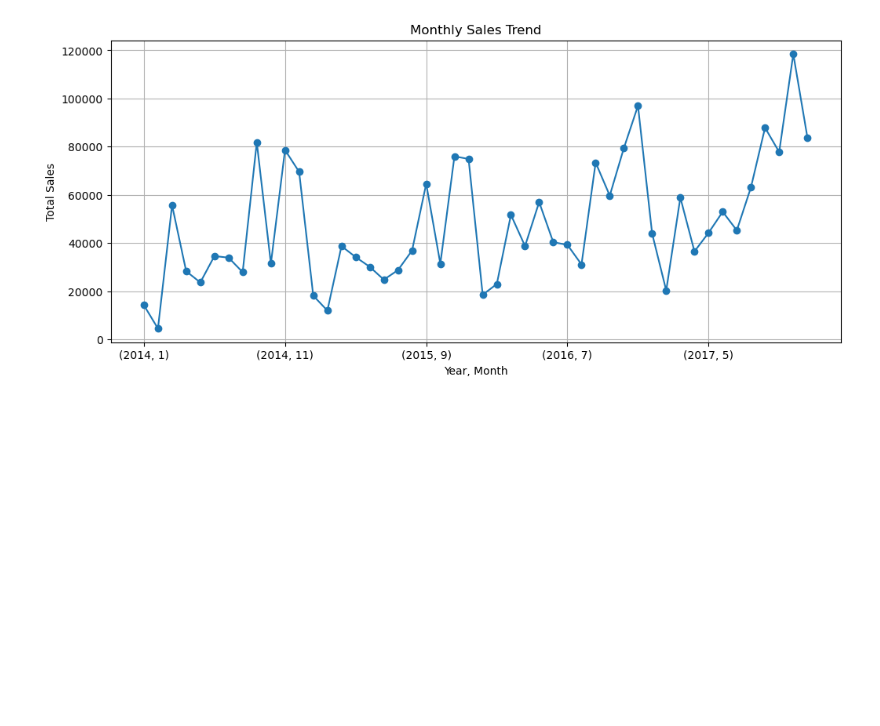
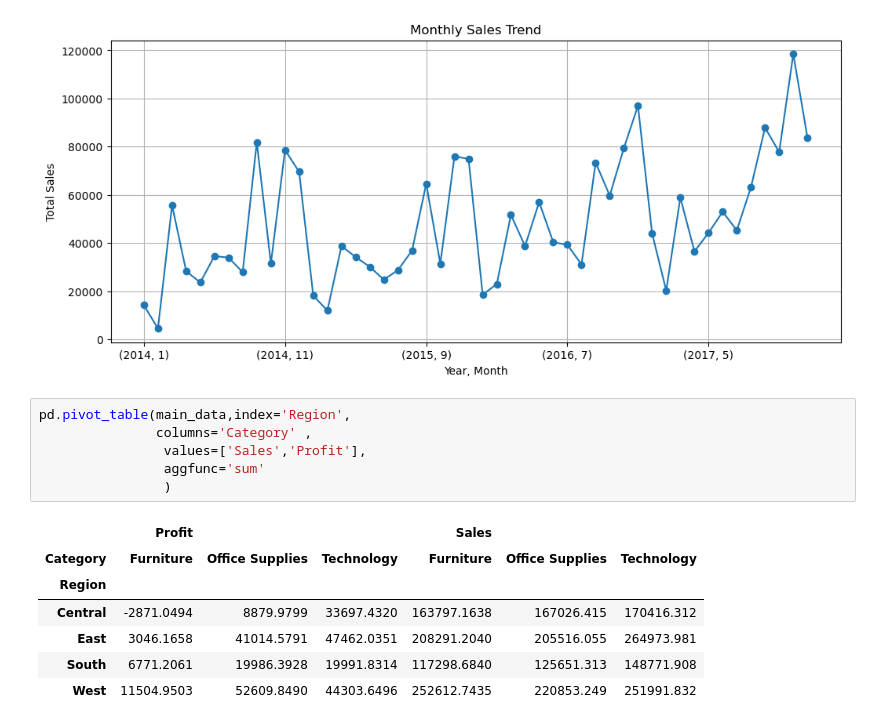
Before and after one commit to std-bibek/pandas_practice_realDataset, a Jupyter notebook: notebooks/sales_data_analysis.ipynb, the cells around one changed output. Saved outputs shown, nothing was run; the diff lists cells and outputs as text; blank space fills up the shorter version.

```diff
--- a/notebooks/sales_data_analysis.ipynb
+++ b/notebooks/sales_data_analysis.ipynb
@@ -233,3 +232,17 @@ plt.grid(True)
 plt.show()
 # %% [output]
 [figure]
+# %%
+pd.pivot_table(main_data,index='Region',
+               columns='Category' ,
+                values=['Sales','Profit'],
+                aggfunc='sum'
+                )
+# %% [output]
+|  | Profit |  |  | Sales |  |  |
+| Category | Furniture | Office Supplies | Technology | Furniture | Office Supplies | Technology |
+| Region |  |  |  |  |  |  |
+| Central | -2871.0494 | 8879.9799 | 33697.4320 | 163797.1638 | 167026.415 | 170416.312 |
+| East | 3046.1658 | 41014.5791 | 47462.0351 | 208291.2040 | 205516.055 | 264973.981 |
+| South | 6771.2061 | 19986.3928 | 19991.8314 | 117298.6840 | 125651.313 | 148771.908 |
+| West | 11504.9503 | 52609.8490 | 44303.6496 | 252612.7435 | 220853.249 | 251991.832 |
```
Also changed, not shown: parts of 7 cells of this notebook.
